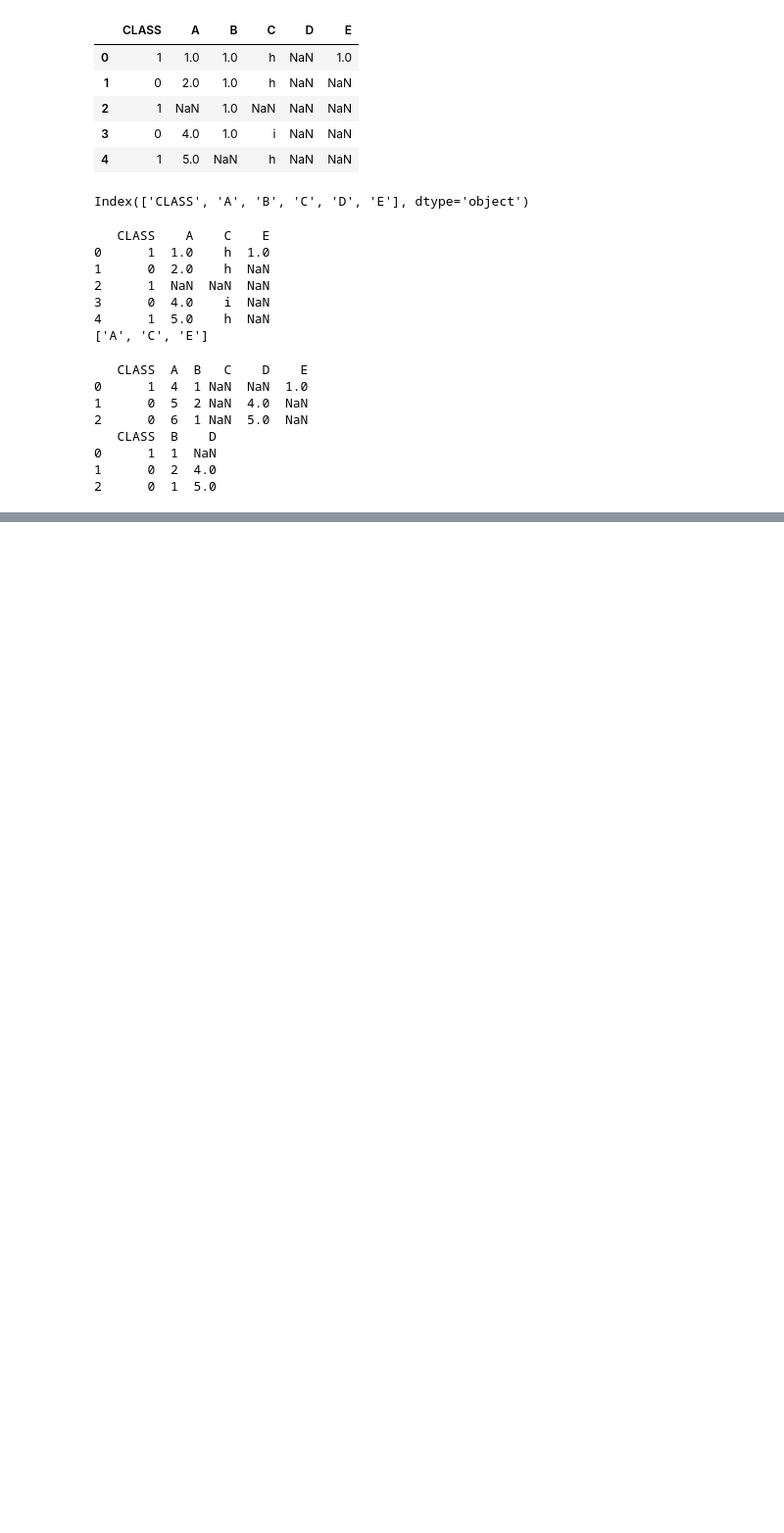
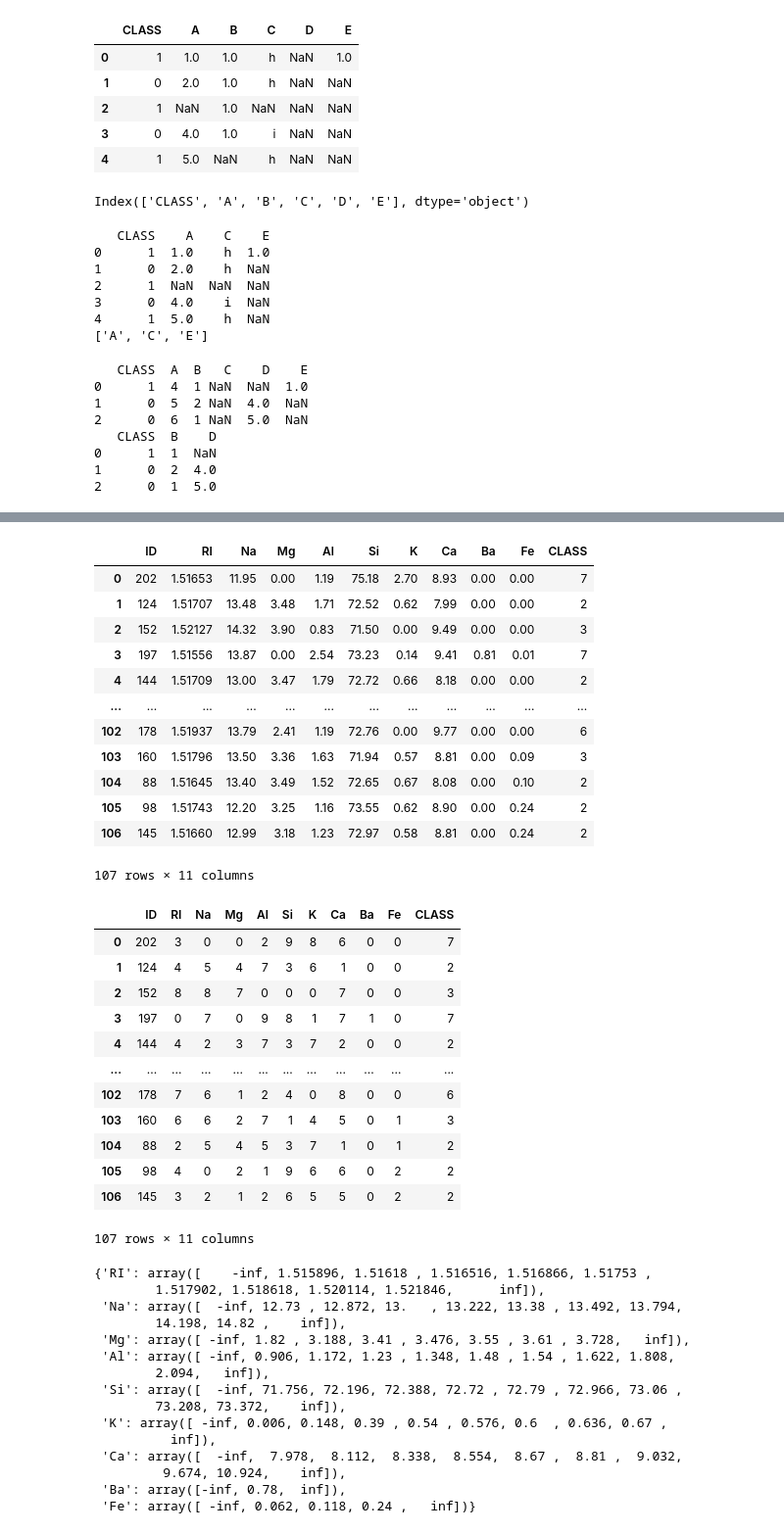
Before and after one commit to zzheng2020/ID2214-HT21-Programming-for-Data-Science, a Jupyter notebook: Assignment1/Assignment1-ZihengZhang.ipynb, the cells around one changed output, grey strips where cells are left out. Shown: that part at 98% size. Cells and saved outputs as stored; diff of their text form; code cells hidden in the pictures; blank space fills up the shorter version.

```diff
--- a/Assignment1/Assignment1-ZihengZhang.ipynb
+++ b/Assignment1/Assignment1-ZihengZhang.ipynb
@@ -277,2 +412,71 @@ print("\nNo. of replaced missing values in test data:\n{}".format(anneal_test_im
 # %%
 # 1d
+def create_bins(df, nobins=10, bintype="equal-width"):
+    my_df = df.copy()
+    binning = {}
+
+    for column in my_df.columns:
+        if column != "CLASS" and column != "ID" and (my_df[column].dtype in ["float64", "float32", "int64", "int32"]):
+            if bintype == "equal-width":
+                my_df[column], bins = pd.cut(my_df[column], nobins, retbins=True, duplicates="drop", labels=False)
+                ## 记录分类的区间
+                binning[column] = bins
+            elif bintype == "equal-size":
+                my_df[column], bins = pd.qcut(my_df[column], q=nobins, retbins=True, duplicates="drop", labels=False)
+                binning[column] = bins
+            ## Set all columns in the new dataframe to be of type "category"
+            my_df[column] = my_df[column].astype("category")
+            my_df[column] = my_df[column].cat.set_categories([str(i) for i in my_df[column].cat.categories], rename=True)
+            binning[column][0] = -np.inf
+            binning[column][-1] = np.inf
+        else:
+            my_df[column] = my_df[column].astype('category')
+    return my_df, binning
+# %%
+glass_train_df = pd.read_csv("glass_train.csv")
+display(glass_train_df)
+glass_train_disc, binning = create_bins(glass_train_df,nobins=10,bintype="equal-size")
+display(glass_train_disc)
+display(binning)
+# %% [output]
+|  | ID | RI | Na | Mg | Al | Si | K | Ca | Ba | Fe | CLASS |
+| 0 | 202 | 1.51653 | 11.95 | 0.00 | 1.19 | 75.18 | 2.70 | 8.93 | 0.00 | 0.00 | 7 |
+| 1 | 124 | 1.51707 | 13.48 | 3.48 | 1.71 | 72.52 | 0.62 | 7.99 | 0.00 | 0.00 | 2 |
+| 2 | 152 | 1.52127 | 14.32 | 3.90 | 0.83 | 71.50 | 0.00 | 9.49 | 0.00 | 0.00 | 3 |
+| 3 | 197 | 1.51556 | 13.87 | 0.00 | 2.54 | 73.23 | 0.14 | 9.41 | 0.81 | 0.01 | 7 |
+| 4 | 144 | 1.51709 | 13.00 | 3.47 | 1.79 | 72.72 | 0.66 | 8.18 | 0.00 | 0.00 | 2 |
+| ... | ... | ... | ... | ... | ... | ... | ... | ... | ... | ... | ... |
+| 102 | 178 | 1.51937 | 13.79 | 2.41 | 1.19 | 72.76 | 0.00 | 9.77 | 0.00 | 0.00 | 6 |
+| 103 | 160 | 1.51796 | 13.50 | 3.36 | 1.63 | 71.94 | 0.57 | 8.81 | 0.00 | 0.09 | 3 |
+| 104 | 88 | 1.51645 | 13.40 | 3.49 | 1.52 | 72.65 | 0.67 | 8.08 | 0.00 | 0.10 | 2 |
+| 105 | 98 | 1.51743 | 12.20 | 3.25 | 1.16 | 73.55 | 0.62 | 8.90 | 0.00 | 0.24 | 2 |
+| 106 | 145 | 1.51660 | 12.99 | 3.18 | 1.23 | 72.97 | 0.58 | 8.81 | 0.00 | 0.24 | 2 |
+107 rows × 11 columns
+|  | ID | RI | Na | Mg | Al | Si | K | Ca | Ba | Fe | CLASS |
+| 0 | 202 | 3 | 0 | 0 | 2 | 9 | 8 | 6 | 0 | 0 | 7 |
+| 1 | 124 | 4 | 5 | 4 | 7 | 3 | 6 | 1 | 0 | 0 | 2 |
+| 2 | 152 | 8 | 8 | 7 | 0 | 0 | 0 | 7 | 0 | 0 | 3 |
+| 3 | 197 | 0 | 7 | 0 | 9 | 8 | 1 | 7 | 1 | 0 | 7 |
+| 4 | 144 | 4 | 2 | 3 | 7 | 3 | 7 | 2 | 0 | 0 | 2 |
+| ... | ... | ... | ... | ... | ... | ... | ... | ... | ... | ... | ... |
+| 102 | 178 | 7 | 6 | 1 | 2 | 4 | 0 | 8 | 0 | 0 | 6 |
+| 103 | 160 | 6 | 6 | 2 | 7 | 1 | 4 | 5 | 0 | 1 | 3 |
+| 104 | 88 | 2 | 5 | 4 | 5 | 3 | 7 | 1 | 0 | 1 | 2 |
+| 105 | 98 | 4 | 0 | 2 | 1 | 9 | 6 | 6 | 0 | 2 | 2 |
+| 106 | 145 | 3 | 2 | 1 | 2 | 6 | 5 | 5 | 0 | 2 | 2 |
+107 rows × 11 columns
+{'RI': array([    -inf, 1.515896, 1.51618 , 1.516516, 1.516866, 1.51753 ,
+        1.517902, 1.518618, 1.520114, 1.521846,      inf]),
+ 'Na': array([  -inf, 12.73 , 12.872, 13.   , 13.222, 13.38 , 13.492, 13.794,
+        14.198, 14.82 ,    inf]),
+ 'Mg': array([ -inf, 1.82 , 3.188, 3.41 , 3.476, 3.55 , 3.61 , 3.728,   inf]),
+ 'Al': array([ -inf, 0.906, 1.172, 1.23 , 1.348, 1.48 , 1.54 , 1.622, 1.808,
+        2.094,   inf]),
+ 'Si': array([  -inf, 71.756, 72.196, 72.388, 72.72 , 72.79 , 72.966, 73.06 ,
+        73.208, 73.372,    inf]),
+ 'K': array([ -inf, 0.006, 0.148, 0.39 , 0.54 , 0.576, 0.6  , 0.636, 0.67 ,
+          inf]),
+ 'Ca': array([  -inf,  7.978,  8.112,  8.338,  8.554,  8.67 ,  8.81 ,  9.032,
+         9.674, 10.924,    inf]),
+ 'Ba': array([-inf, 0.78,  inf]),
+ 'Fe': array([ -inf, 0.062, 0.118, 0.24 ,   inf])}
```
Also changed, not shown: parts of 18 cells of this notebook, 10 other files.
